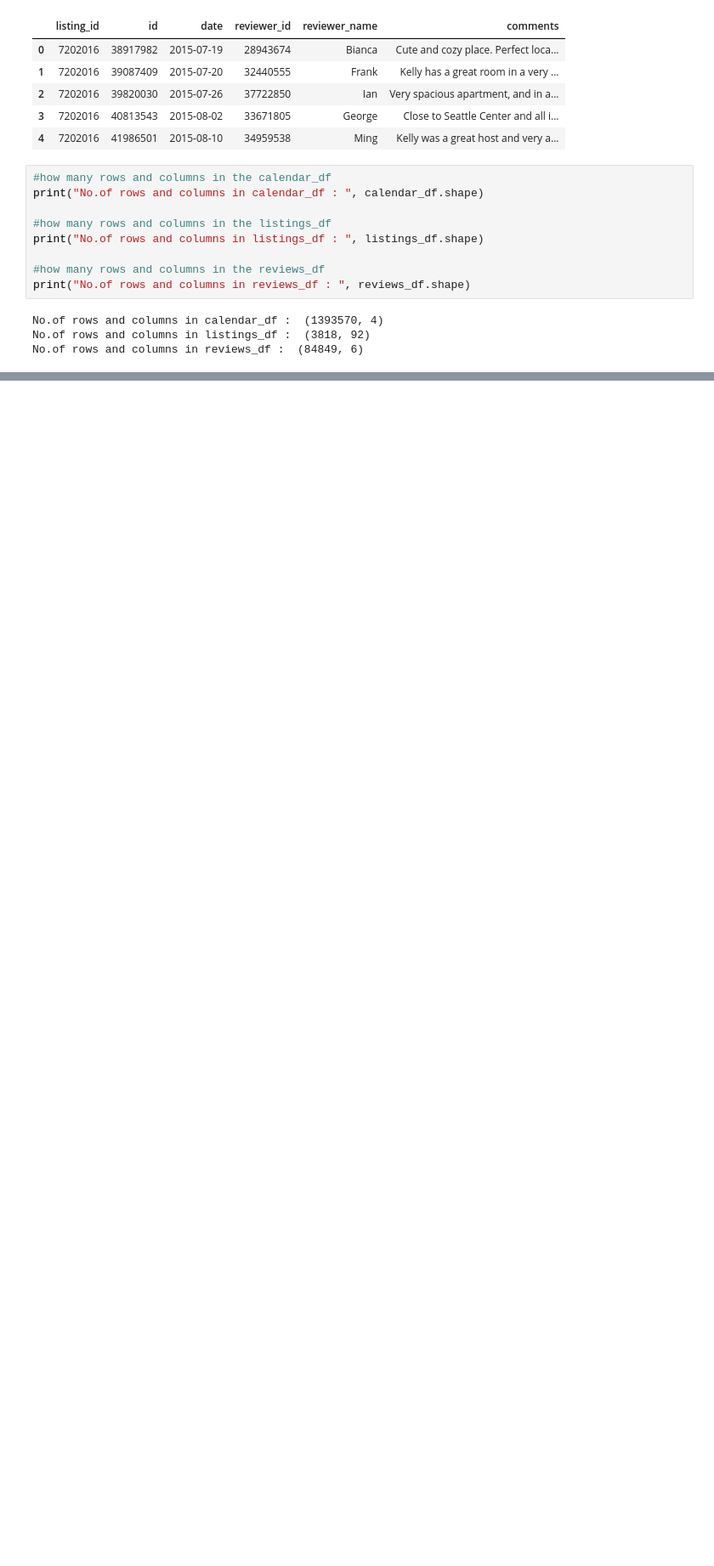
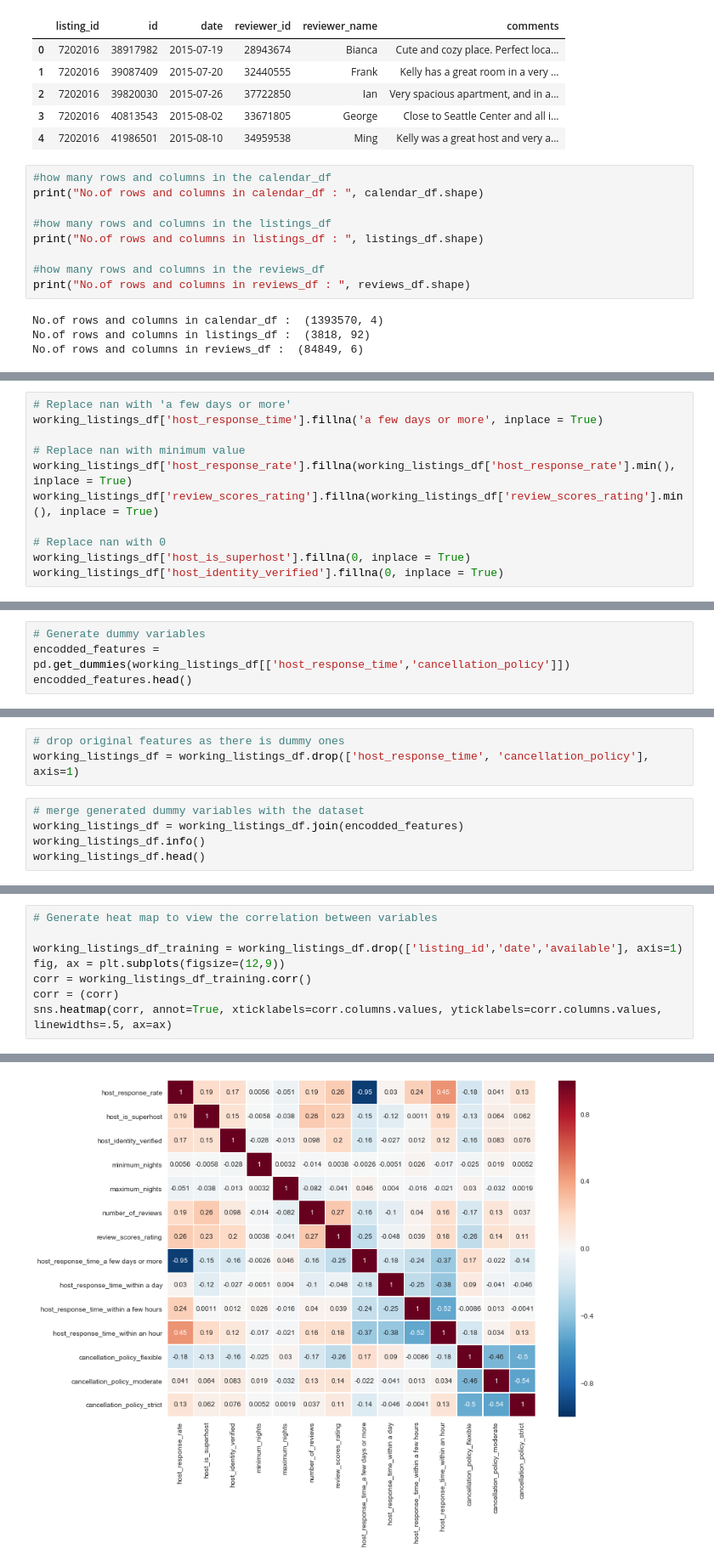
Before and after one commit to tamerfarag/Airbnb-seattle, a Jupyter notebook: Airbnb.ipynb, the cells around one changed output, grey strips where cells are left out. Shown: that part at 85% size. Saved outputs shown, nothing was run; the diff lists cells and outputs as text; blank space fills up the shorter version.

```diff
--- a/Airbnb.ipynb
+++ b/Airbnb.ipynb
@@ -213,0 +372,11 @@ Name: available, dtype: int64
+# %%
+# Replace nan with 'a few days or more'
+working_listings_df['host_response_time'].fillna('a few days or more', inplace = True)
+
+# Replace nan with minimum value
+working_listings_df['host_response_rate'].fillna(working_listings_df['host_response_rate'].min(), inplace = True)
+working_listings_df['review_scores_rating'].fillna(working_listings_df['review_scores_rating'].min(), inplace = True)
+
+# Replace nan with 0
+working_listings_df['host_is_superhost'].fillna(0, inplace = True)
+working_listings_df['host_identity_verified'].fillna(0, inplace = True)
@@ -213,0 +405,4 @@ Name: available, dtype: int64
+# %%
+# Generate dummy variables
+encodded_features = pd.get_dummies(working_listings_df[['host_response_time','cancellation_policy']])
+encodded_features.head()
@@ -213,0 +416,8 @@ Name: available, dtype: int64
+# %%
+# drop original features as there is dummy ones
+working_listings_df = working_listings_df.drop(['host_response_time', 'cancellation_policy'], axis=1)
+# %%
+# merge generated dummy variables with the dataset
+working_listings_df = working_listings_df.join(encodded_features)
+working_listings_df.info()
+working_listings_df.head()
@@ -213,0 +452,9 @@ Name: available, dtype: int64
+# %%
+# Generate heat map to view the correlation between variables
+
+working_listings_df_training = working_listings_df.drop(['listing_id','date','available'], axis=1)
+fig, ax = plt.subplots(figsize=(12,9))
+corr = working_listings_df_training.corr()
+corr = (corr)
+sns.heatmap(corr, annot=True, xticklabels=corr.columns.values, yticklabels=corr.columns.values, linewidths=.5, ax=ax)
+# %% [output]
@@ -213,0 +462 @@ Name: available, dtype: int64
+[figure, added]
```
Also changed, not shown: parts of 45 cells of this notebook, 1 other file.
